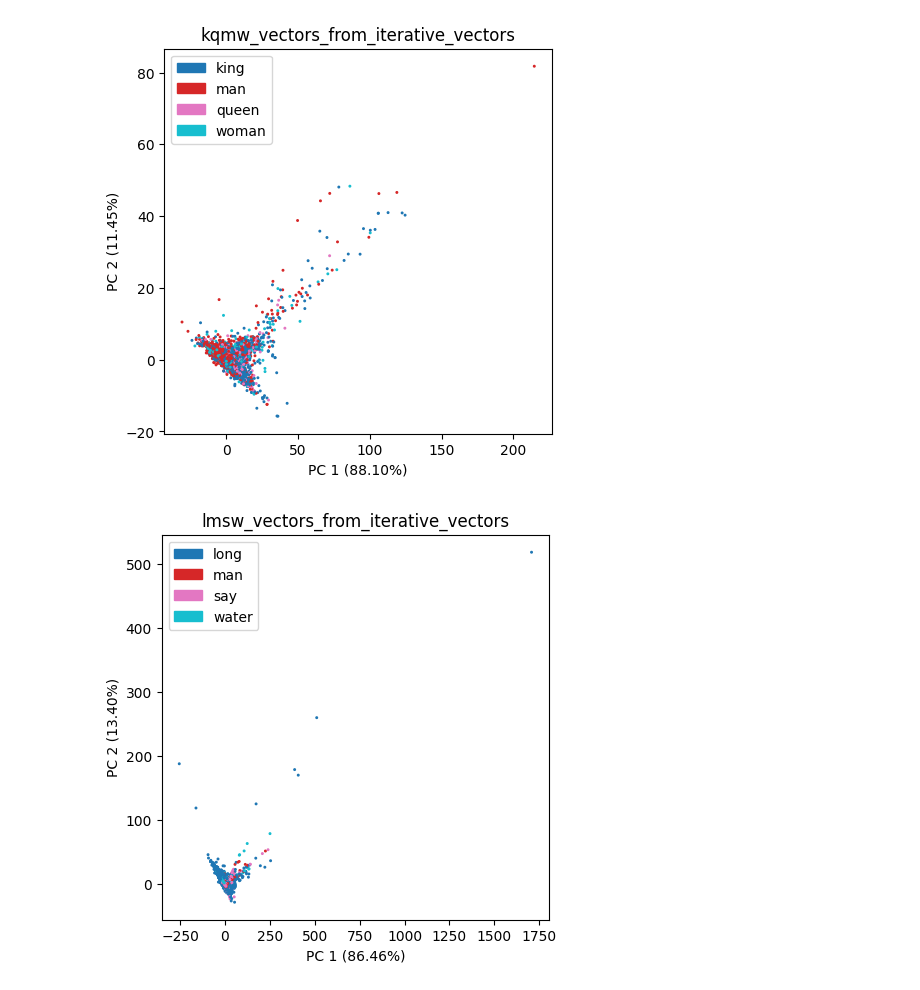
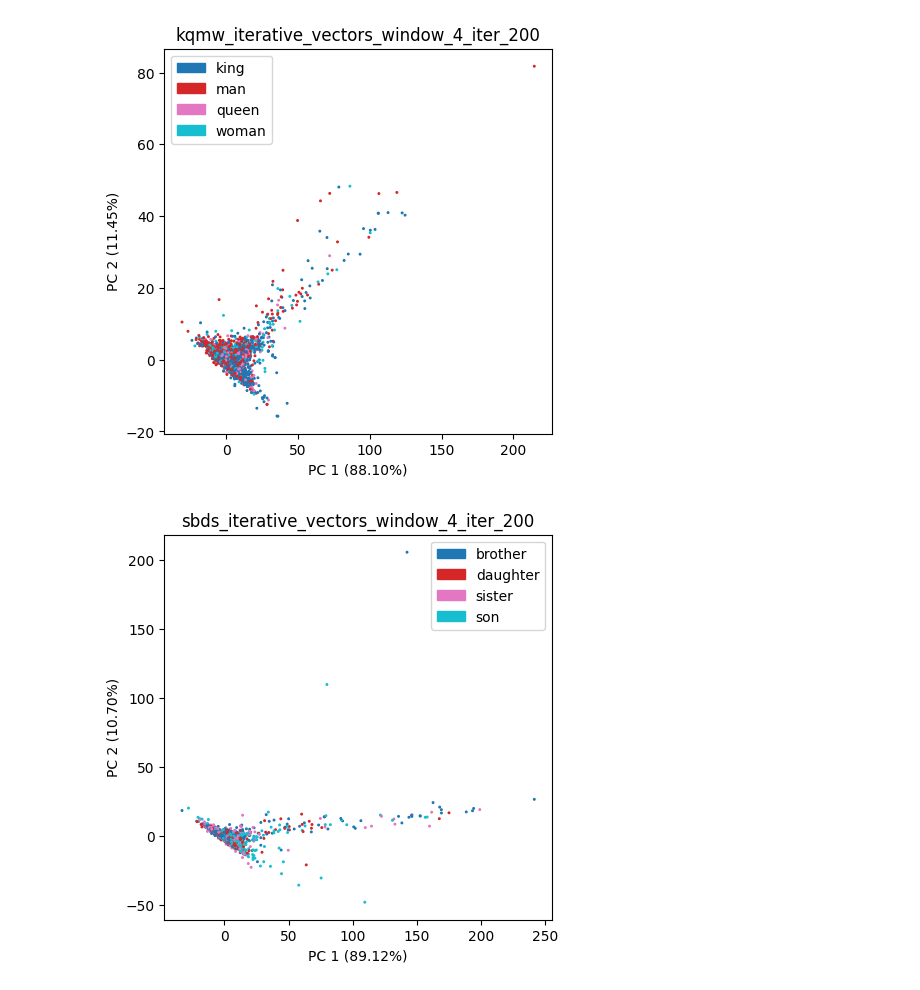
Before and after one commit to ShadowAsura/Word-Embeddings-and-Bloom-Filters, a Jupyter notebook: pca_plots.ipynb, the cells around one changed output. Drawn from its saved outputs; the diff is of its cells as text; code cells hidden in the pictures.

```diff
--- a/pca_plots.ipynb
+++ b/pca_plots.ipynb
@@ -41,14 +46,18 @@ with open('data/indiv_word_representations/generate_vector_from_bloom.json', 'r'
 with open('data/indiv_word_representations/generate_vector_from_iterative_vectors.json', 'r') as f:
     vectors_from_iterative_vectors = json.load(f)
 # %%
+#JUST FOR NAMING
+window = 4
+iteration = 200
+
 set1 = ["king", "queen", "man", "woman"]
-set2 = ["long", "man", "say", "water"]
+set2 = ["sister", "brother", "daughter", "son"]
 
 prefix1 = ''.join([label[0] for label in set1])
 prefix2 = ''.join([label[0] for label in set2])
 
-pca_plot(vectors_from_iterative_vectors, f'pca/{prefix1}_vectors_from_iterative_vectors.png', set1)
-pca_plot(vectors_from_iterative_vectors, f'pca/{prefix2}_vectors_from_iterative_vectors.png', set2)
+pca_plot(vectors_from_iterative_vectors, f'pca/{prefix1}_iterative_vectors_window_{window}_iter_{iteration}.png', set1)
+pca_plot(vectors_from_iterative_vectors, f'pca/{prefix2}_iterative_vectors_window_{window}_iter_{iteration}.png', set2)
 # %% [output]
-[figure, old version]
+[figure, new version]
-[figure, old version]
+[figure, new version]
```
Also changed, not shown: parts of 5 cells of this notebook, 30 other files.
